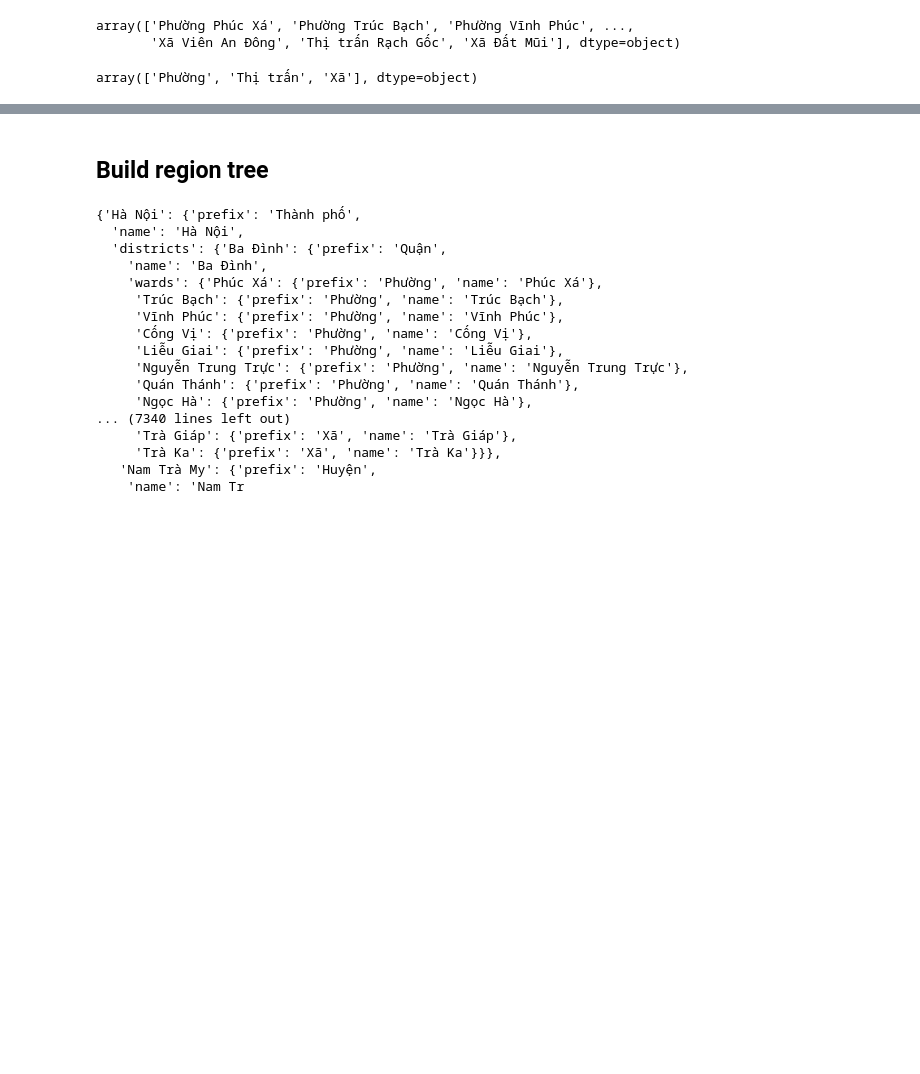
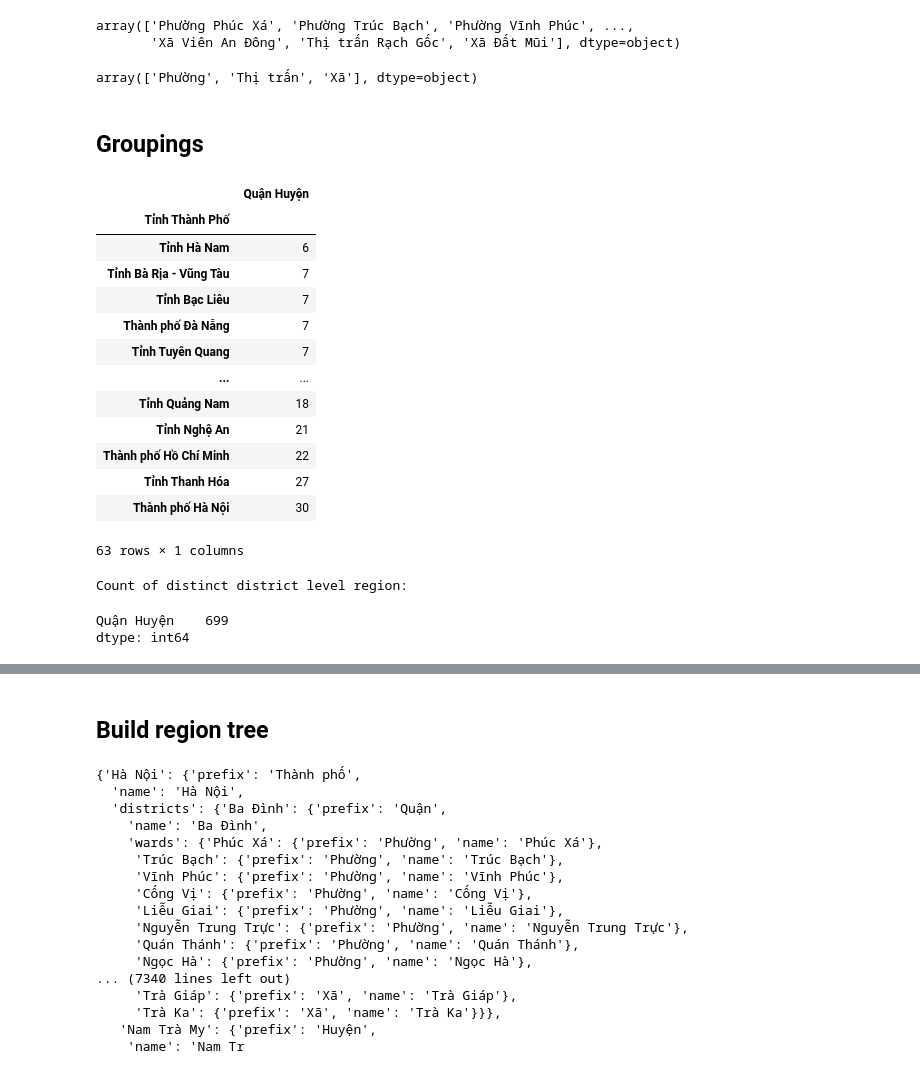
Before and after one commit to ntpt7921/AdvanceAlgorithm_BigAssignment, a Jupyter notebook: AddressMatching/administrative_region_data_gen.ipynb, the cells around one changed output, grey strips where cells are left out. Cells and saved outputs as stored; diff of their text form; code cells hidden in the pictures; blank space fills up the shorter version.

```diff
--- a/AddressMatching/administrative_region_data_gen.ipynb
+++ b/AddressMatching/administrative_region_data_gen.ipynb
@@ -52,6 +42,7 @@ district_id_colname = columns[3]
 ward_colname = columns[4]
 ward_id_colname = columns[5]
 ward_level_prefix_colname = columns[6]
+engname_colname = columns[7]
 # %%
 data = data.drop(engname_colname, axis=1)
 data = data.dropna()
@@ -111,3 +102,29 @@ array(['Phường Phúc Xá', 'Phường Trúc Bạch', 'Phường Vĩnh Phúc',
 data[ward_level_prefix_colname].unique()
 # %% [output]
 array(['Phường', 'Thị trấn', 'Xã'], dtype=object)
+# %% [markdown]
+## Groupings
+# %%
+data.groupby(province_colname)[[district_colname]].nunique().sort_values(district_colname)
+# %% [output]
+|  | Quận Huyện |
+| Tỉnh Thành Phố |  |
+| Tỉnh Hà Nam | 6 |
+| Tỉnh Bà Rịa - Vũng Tàu | 7 |
+| Tỉnh Bạc Liêu | 7 |
+| Thành phố Đà Nẵng | 7 |
+| Tỉnh Tuyên Quang | 7 |
+| ... | ... |
+| Tỉnh Quảng Nam | 18 |
+| Tỉnh Nghệ An | 21 |
+| Thành phố Hồ Chí Minh | 22 |
+| Tỉnh Thanh Hóa | 27 |
+| Thành phố Hà Nội | 30 |
+63 rows × 1 columns
+# %%
+print('Count of distinct district level region: ')
+data.groupby(province_colname)[[district_colname]].nunique().sum()
+# %% [output]
+Count of distinct district level region:
+Quận Huyện    699
+dtype: int64
```
Also changed, not shown: parts of 15 cells of this notebook, 9 other files.
